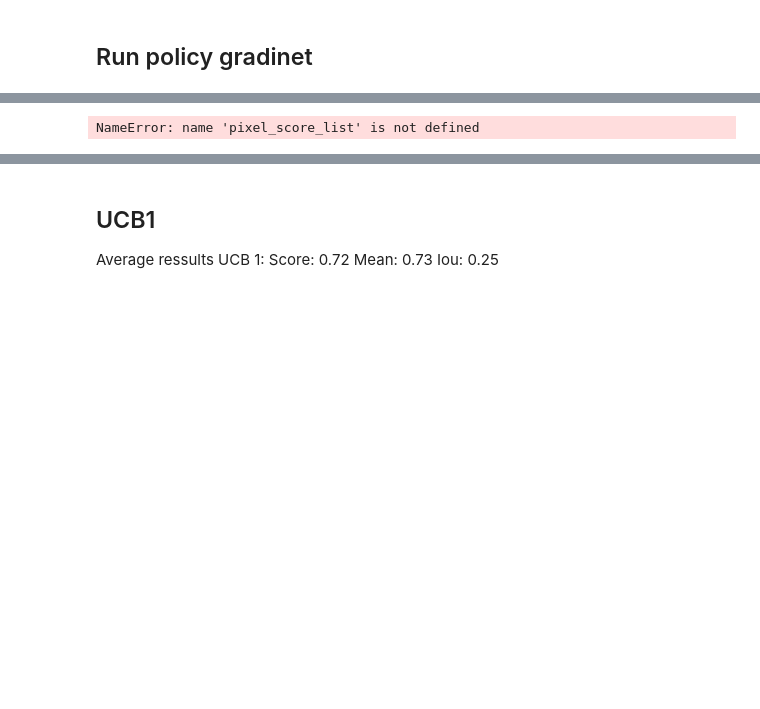
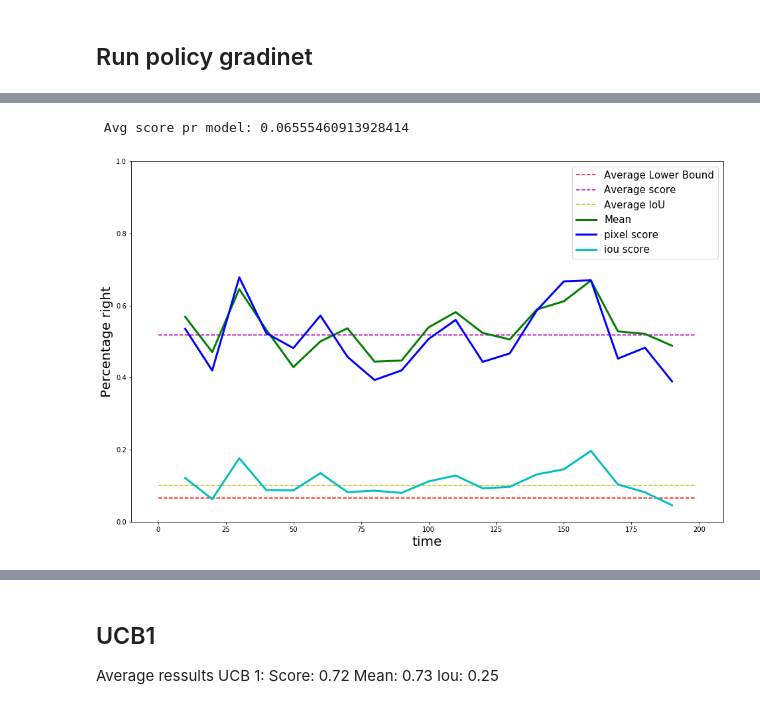
Before and after one commit to Torresrl/descentrilised_ai, a Jupyter notebook: reinforcment_learning_bigger_box_growing.ipynb, the cells around one changed output, grey strips where cells are left out. Saved outputs shown, nothing was run; the diff lists cells and outputs as text; code cells hidden in the pictures; blank space fills up the shorter version.

```diff
--- a/reinforcment_learning_bigger_box_growing.ipynb
+++ b/reinforcment_learning_bigger_box_growing.ipynb
@@ -861,9 +890,10 @@ def score_graph(scores, iou_scores, means, model_info, batch_size, list_length):
     plt.legend(loc='best', fontsize=15)
     plt.show()
 # %%
-score_graph(pixel_score_list, iou_score_list, mean_list, model_info, batch_size=10, list_length=num_trials*TEST_ROUNDS)
+score_graph(pixel_score_list, iou_score_list, mean_list, model_info, batch_size=10, list_length=num_trials)
 # %% [output]
-NameError: name 'pixel_score_list' is not defined
+ Avg score pr model: 0.06555460913928414
+[figure, added]
 # %%
 
 
```
Also changed, not shown: parts of 19 cells of this notebook, 6 other files.
